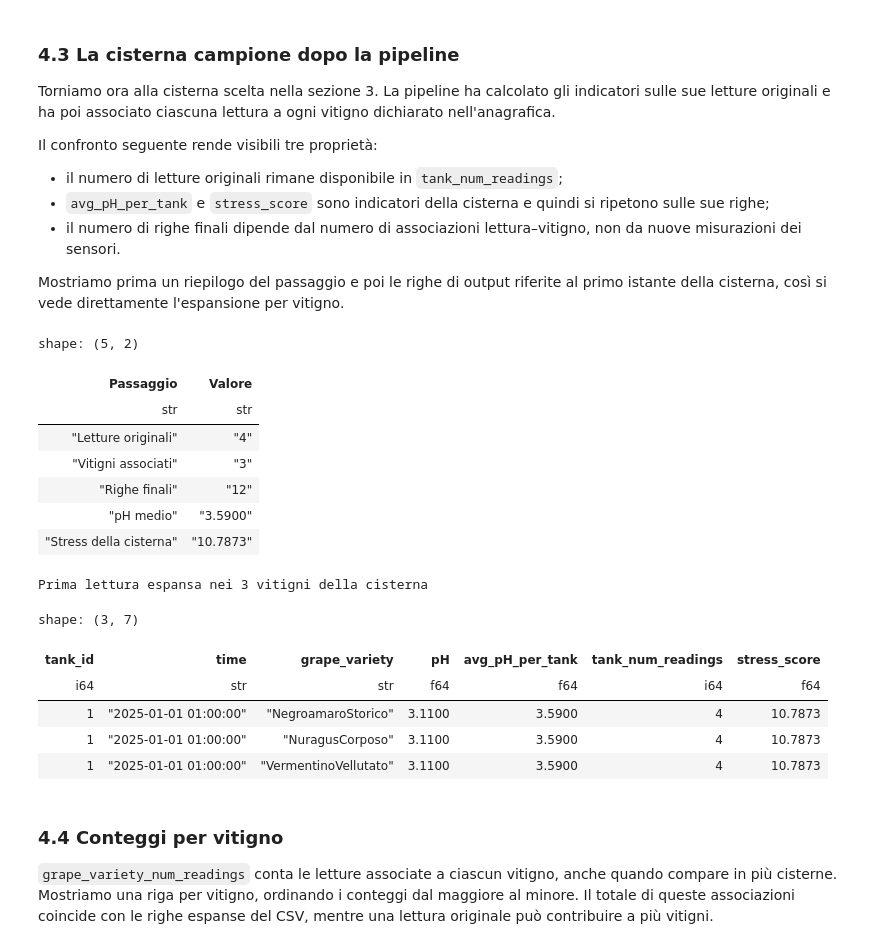
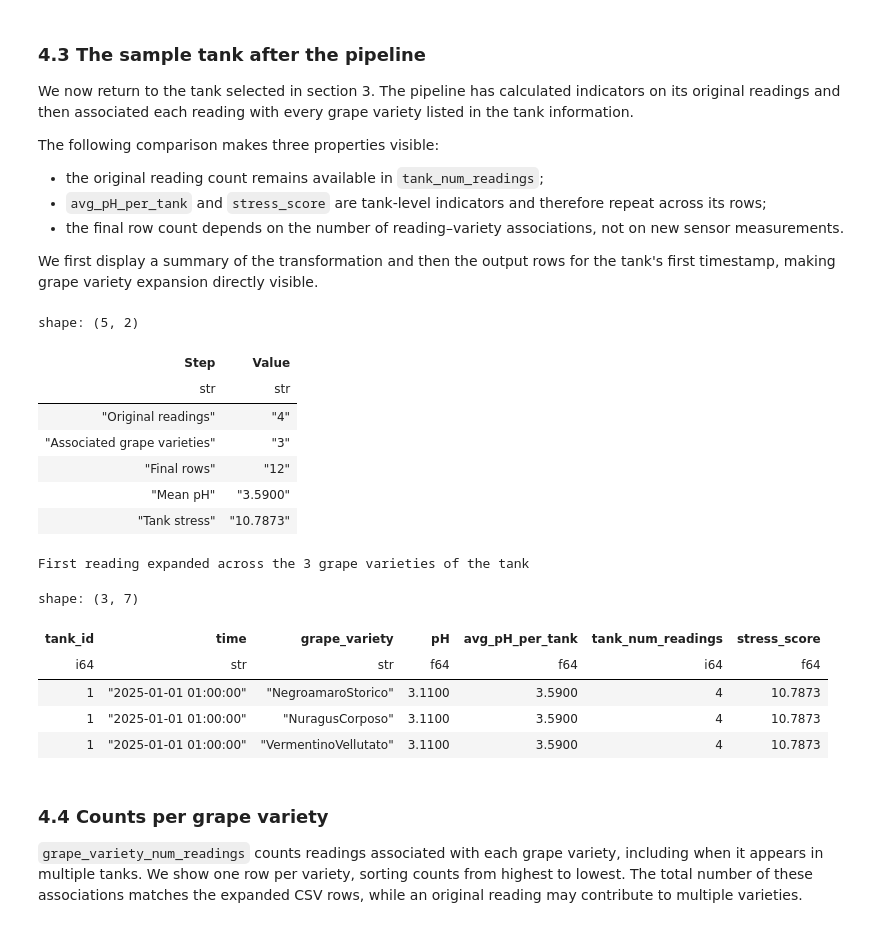
Before and after one commit to fedefranchini/Winery-Adventures, a Jupyter notebook: demo.ipynb, the cells around one changed output. Cells and saved outputs as stored; diff of their text form; code cells hidden in the pictures.

```diff
--- a/demo.ipynb
+++ b/demo.ipynb
@@ -399,15 +399,15 @@ Letture originali riportate nei riepiloghi: 25
 # %% [markdown]
-### 4.3 La cisterna campione dopo la pipeline
+### 4.3 The sample tank after the pipeline
 
-Torniamo ora alla cisterna scelta nella sezione 3. La pipeline ha calcolato gli indicatori sulle sue letture originali e ha poi associato ciascuna lettura a ogni vitigno dichiarato nell'anagrafica.
+We now return to the tank selected in section 3. The pipeline has calculated indicators on its original readings and then associated each reading with every grape variety listed in the tank information.
 
-Il confronto seguente rende visibili tre proprietà:
+The following comparison makes three properties visible:
 
-- il numero di letture originali rimane disponibile in `tank_num_readings`;
-- `avg_pH_per_tank` e `stress_score` sono indicatori della cisterna e quindi si ripetono sulle sue righe;
-- il numero di righe finali dipende dal numero di associazioni lettura–vitigno, non da nuove misurazioni dei sensori.
+- the original reading count remains available in `tank_num_readings`;
+- `avg_pH_per_tank` and `stress_score` are tank-level indicators and therefore repeat across its rows;
+- the final row count depends on the number of reading–variety associations, not on new sensor measurements.
 
-Mostriamo prima un riepilogo del passaggio e poi le righe di output riferite al primo istante della cisterna, così si vede direttamente l'espansione per vitigno.
+We first display a summary of the transformation and then the output rows for the tank's first timestamp, making grape variety expansion directly visible.
 # %%
 example_output_rows = results_df.filter(pl.col("tank_id") == EXAMPLE_TANK_ID).sort("time", "grape_variety")
 example_varieties = [
@@ -421,49 +421,49 @@ assert int(example_output_rows.get_column("tank_num_readings").first()) == examp
 assert example_output_rows.get_column("avg_pH_per_tank").n_unique() == 1
 assert example_output_rows.get_column("stress_score").n_unique() == 1
 
 example_summary = pl.DataFrame(
     {
-        "Passaggio": [
-            "Letture originali",
-            "Vitigni associati",
-            "Righe finali",
-            "pH medio",
-            "Stress della cisterna",
+        "Step": [
+            "Original readings",
+            "Associated grape varieties",
+            "Final rows",
+            "Mean pH",
+            "Tank stress",
         ],
-        "Valore": [
+        "Value": [
             str(example_sensor_rows.height),
             str(len(example_varieties)),
             str(example_output_rows.height),
             f"{example_output_rows.get_column('avg_pH_per_tank').first():.4f}",
             f"{example_output_rows.get_column('stress_score').first():.4f}",
         ],
     }
 )
 display(example_summary)
 
 first_example_time = example_output_rows.get_column("time").min()
-print(f"Prima lettura espansa nei {len(example_varieties)} vitigni della cisterna")
+print(f"First reading expanded across the {len(example_varieties)} grape varieties of the tank")
 display(
     example_output_rows.filter(pl.col("time") == first_example_time).select(
         "tank_id",
         "time",
         "grape_variety",
         "pH",
         "avg_pH_per_tank",
         "tank_num_readings",
         "stress_score",
     )
 )
 # %% [output]
 shape: (5, 2)
-| Passaggio | Valore |
+| Step | Value |
 | str | str |
-| "Letture originali" | "4" |
-| "Vitigni associati" | "3" |
-| "Righe finali" | "12" |
-| "pH medio" | "3.5900" |
-| "Stress della cisterna" | "10.7873" |
+| "Original readings" | "4" |
+| "Associated grape varieties" | "3" |
+| "Final rows" | "12" |
+| "Mean pH" | "3.5900" |
+| "Tank stress" | "10.7873" |
-Prima lettura espansa nei 3 vitigni della cisterna
+First reading expanded across the 3 grape varieties of the tank
 shape: (3, 7)
 | tank_id | time | grape_variety | pH | avg_pH_per_tank | tank_num_readings | stress_score |
 | i64 | str | str | f64 | f64 | i64 | f64 |
@@ -471,7 +471,7 @@ shape: (3, 7)
 | 1 | "2025-01-01 01:00:00" | "NuragusCorposo" | 3.1100 | 3.5900 | 4 | 10.7873 |
 | 1 | "2025-01-01 01:00:00" | "VermentinoVellutato" | 3.1100 | 3.5900 | 4 | 10.7873 |
 # %% [markdown]
-### 4.4 Conteggi per vitigno
+### 4.4 Counts per grape variety
 
-`grape_variety_num_readings` conta le letture associate a ciascun vitigno, anche quando compare in più cisterne. Mostriamo una riga per vitigno, ordinando i conteggi dal maggiore al minore. Il totale di queste associazioni coincide con le righe espanse del CSV, mentre una lettura originale può contribuire a più vitigni.
+`grape_variety_num_readings` counts readings associated with each grape variety, including when it appears in multiple tanks. We show one row per variety, sorting counts from highest to lowest. The total number of these associations matches the expanded CSV rows, while an original reading may contribute to multiple varieties.
 # %%
```
Also changed, not shown: parts of 38 cells of this notebook.
